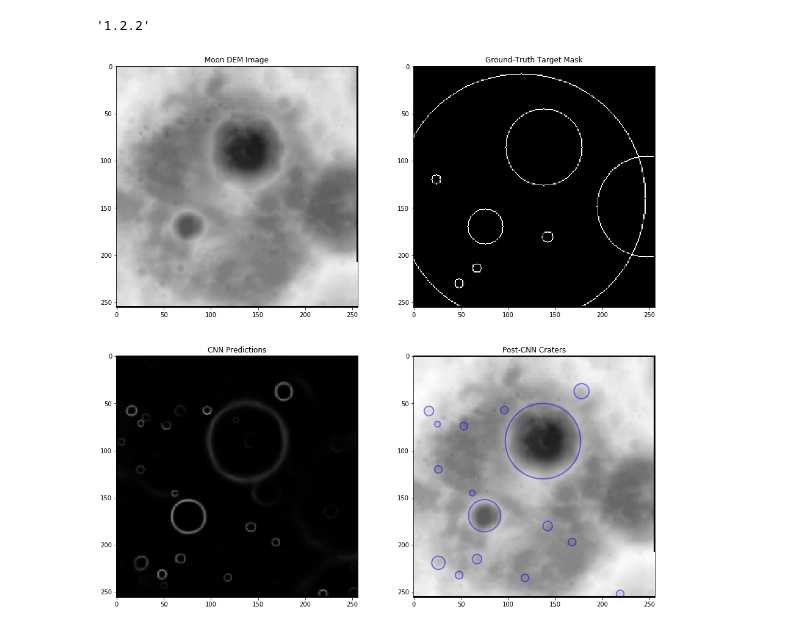
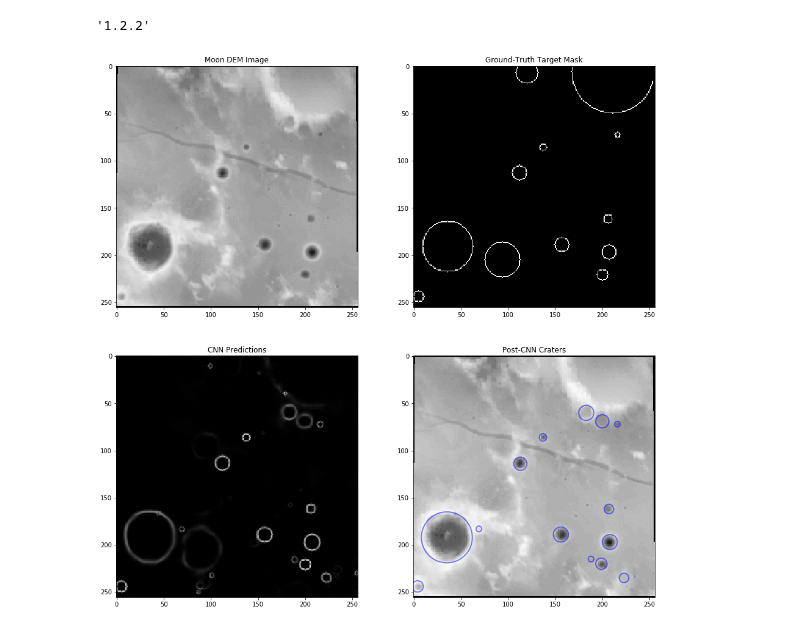
Before and after one commit to yuvalgrossman/DeepCrater, a Jupyter notebook: starter.ipynb, the cells around one changed output. Saved outputs shown, nothing was run; the diff lists cells and outputs as text; code cells hidden in the pictures.

```diff
--- a/starter.ipynb
+++ b/starter.ipynb
@@ -113,5 +127,5 @@ igen.GenDataset(img, craters, data_path + '/' + fn,
 # %%
-gen_imgs = h5py.File(data_path + '/' + fn + '_images.hdf5', 'r')
+gen_imgs = h5py.File(data_path + fn + '_images.hdf5', 'r')
 sample_data = {'imgs': [gen_imgs['input_images'][...].astype('float32'),
                         gen_imgs['target_masks'][...].astype('float32')]}
 proc.preprocess(sample_data)
@@ -164,24 +169,24 @@ model = load_model(data_path + '/model_keras1.2.2.h5')
 # %%
 # Use the CNN to make a prediction.  We use [iwant:iwant + 1] to keep input as a 4D tensor.
 # Input data MUST BE PREPROCESSED (see proc.preprocess, above) before being passed into model.predict
-iwant = show_subset[1]
+iwant = show_subset[0]
 pred = model.predict(sd_input_images[iwant:iwant + 1])
 # Use scikit-image template matching to extract crater locations.  Only search for craters with r >= 3 pixels.
 extracted_rings = tmt.template_match_t(pred[0].copy(), minrad=3.)
 #
 fig = plt.figure(figsize=[16, 16])
 [[ax1, ax2], [ax3, ax4]] = fig.subplots(2, 2)
 ax1.imshow(sd_input_images[iwant].squeeze(), origin='upper', cmap='Greys_r', vmin=0, vmax=1.1)
 ax2.imshow(sd_target_masks[iwant].squeeze(), origin='upper', cmap='Greys_r')
 ax3.imshow(pred[0], origin='upper', cmap='Greys_r', vmin=0, vmax=1)
 ax4.imshow(sd_input_images[iwant].squeeze(), origin='upper', cmap="Greys_r")
 for x, y, r in extracted_rings:
     circle = plt.Circle((x, y), r, color='blue', fill=False, linewidth=2, alpha=0.5)
     ax4.add_artist(circle)
 ax1.set_title('Moon DEM Image')
 ax2.set_title('Ground-Truth Target Mask')
 ax3.set_title('CNN Predictions')
 ax4.set_title('Post-CNN Craters')
 plt.show()
 # %% [output]
-[figure, old version]
+[figure, new version]
```
Also changed, not shown: parts of 6 cells of this notebook, 4 other files.
